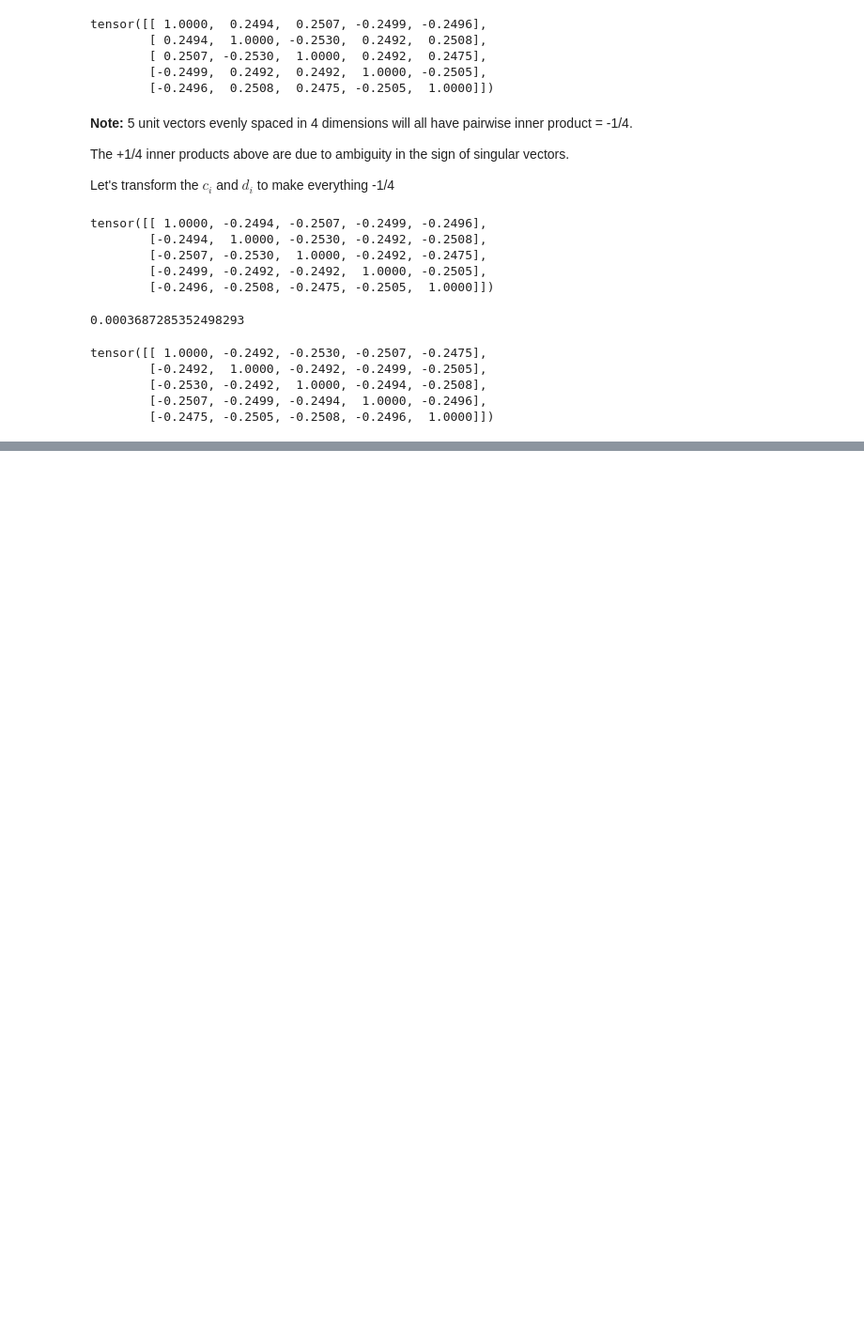
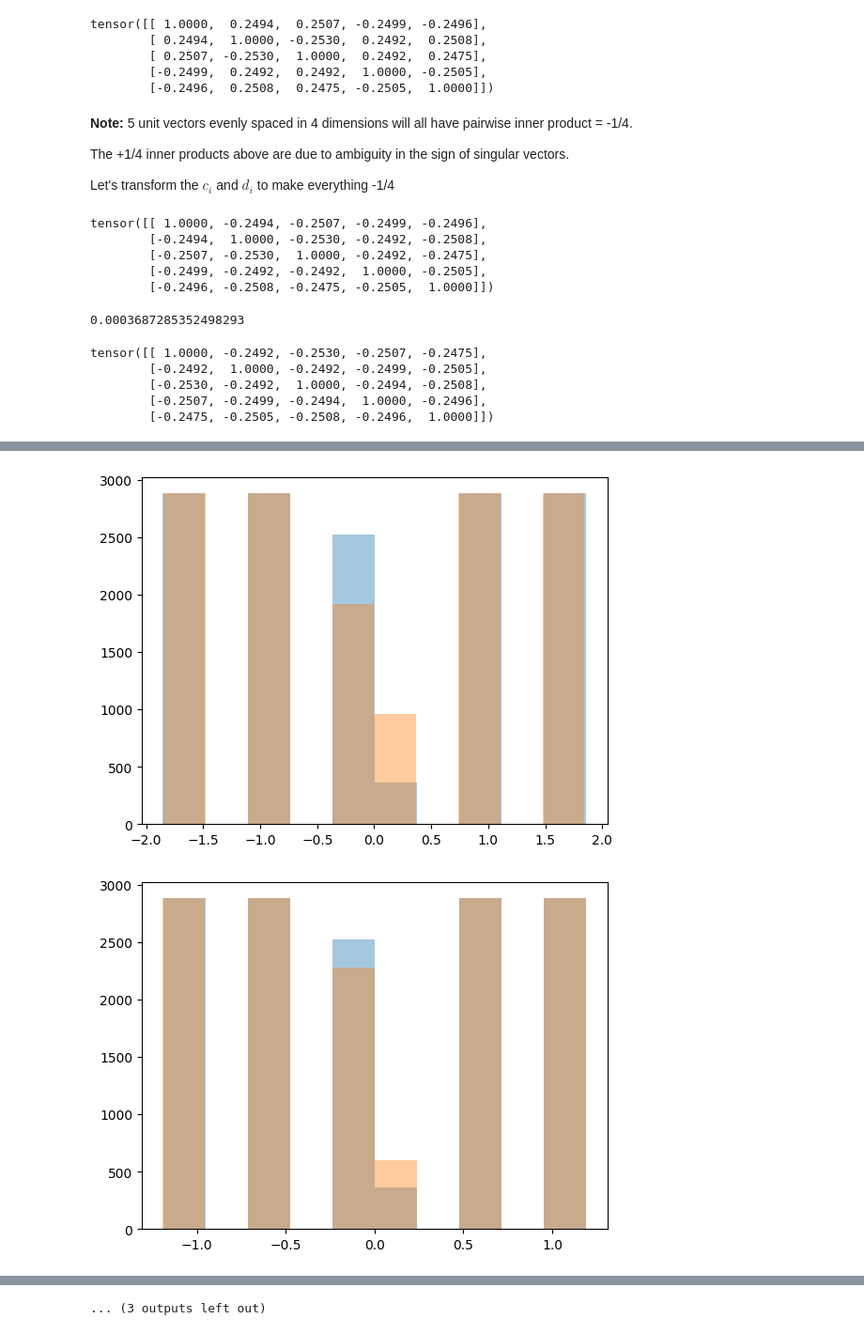
Before and after one commit to LouisYRYJ/Finite-groups, a Jupyter notebook: notebooks/irreps_SL_2_5.ipynb, the cells around one changed output, grey strips where cells are left out. Shown: that part at 94% size. Drawn from its saved outputs; the diff is of its cells as text; code cells hidden in the pictures; blank space fills up the shorter version.

Commit message:
irreps_SL(2,5) contd

```diff
--- a/notebooks/irreps_SL_2_5.ipynb
+++ b/notebooks/irreps_SL_2_5.ipynb
@@ -271,0 +314,30 @@ tensor([[ 1.0000, -0.2492, -0.2530, -0.2507, -0.2475],
+# %%
+embedding_left = model.embedding_left.squeeze(0)
+embedding_right = model.embedding_right.squeeze(0)
+linear = model.linear.squeeze(0)
+unembedding = model.unembedding.squeeze(0).T
+# There's a degree of freedom with embedding/unembedding norm.
+# Rescale so that each unembedding column is norm 1
+u_norm = unembedding.norm(dim=0)
+unembedding = unembedding / u_norm
+linear = linear * u_norm
+# %%
+N = len(group)
+inputs = t.tensor(list(product(range(N), repeat=2)), device=device)
+l_in, r_in = inputs[..., 0], inputs[..., 1]
+l_onehot = F.one_hot(l_in, num_classes=N).float()
+r_onehot = F.one_hot(r_in, num_classes=N).float()
+l_embed = einops.einsum(l_onehot, embedding_left, 'batch group, group embed -> batch embed')
+r_embed = einops.einsum(r_onehot, embedding_right, 'batch group, group embed -> batch embed')
+l_act = einops.einsum(l_embed, linear, 'batch embed, embed hid -> batch hid')
+r_act = einops.einsum(r_embed, linear, 'batch embed, embed hid -> batch hid')
+l_act = l_act[:, irrep_idxs]
+r_act = r_act[:, irrep_idxs]
+# %%
+for i in range(15):
+    plt.hist(l_act[:,i].tolist(), alpha=0.4)
+    plt.hist(r_act[:,i].tolist(), alpha=0.4)
+    plt.show()
+# %% [output]
+[figure, added]
+[figure, added]
@@ -271,0 +354 @@ tensor([[ 1.0000, -0.2492, -0.2530, -0.2507, -0.2475],
+... (3 outputs left out)
```
Also changed, not shown: parts of 14 cells of this notebook.
